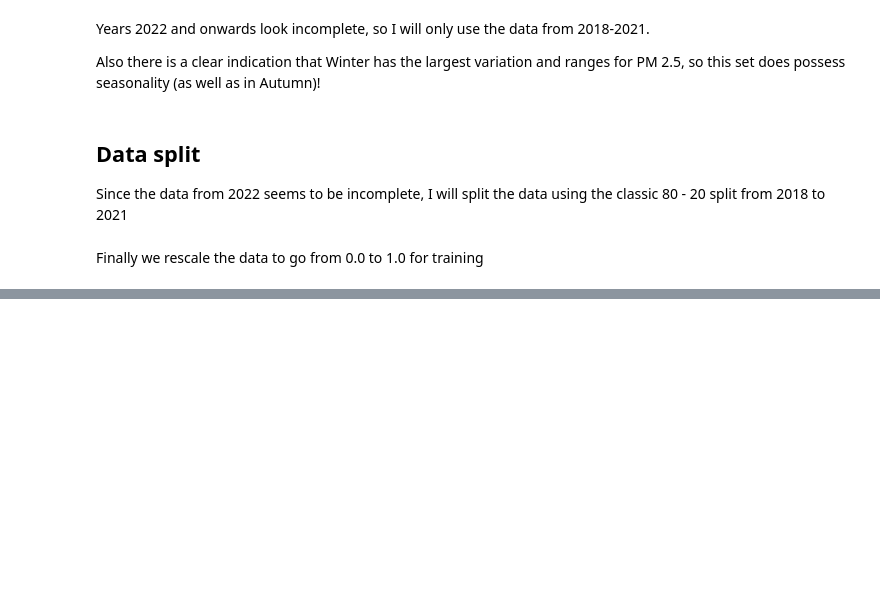
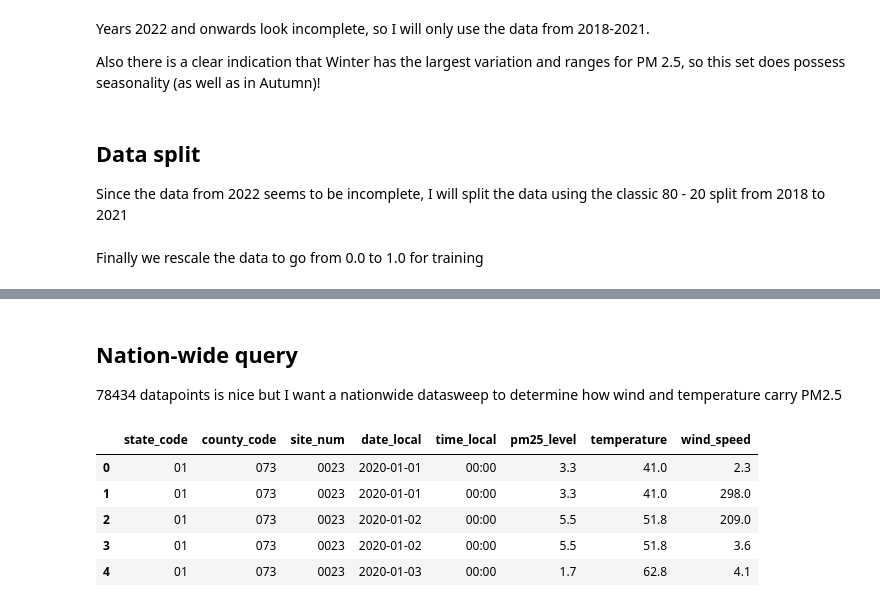
Before and after one commit to felix-rojas/air-quality-deeplearning, a Jupyter notebook: air-quality-data-filtering.ipynb, the cells around one changed output, grey strips where cells are left out. Cells and saved outputs as stored; diff of their text form; code cells hidden in the pictures; blank space fills up the shorter version.

```diff
--- a/air-quality-data-filtering.ipynb
+++ b/air-quality-data-filtering.ipynb
@@ -265,0 +337,53 @@ test_scaled = scaler.transform(test_data[['pm25']])
+# %% [markdown]
+## Nation-wide query
+78434 datapoints is nice but I want a nationwide datasweep to determine how wind and temperature carry PM2.5
+# %%
+nation_wide_query = """
+SELECT
+    pm.state_code,
+    pm.county_code,
+    pm.site_num,
+    pm.date_local,
+    pm.time_local,
+    pm.sample_measurement AS pm25_level,
+    t.sample_measurement AS temperature,
+    w.sample_measurement AS wind_speed
+FROM
+    `bigquery-public-data.epa_historical_air_quality.pm25_frm_hourly_summary` AS pm
+INNER JOIN
+    `bigquery-public-data.epa_historical_air_quality.temperature_hourly_summary` AS t
+    ON pm.state_code = t.state_code
+    AND pm.county_code = t.county_code
+    AND pm.site_num = t.site_num
+    AND pm.date_local = t.date_local
+    AND pm.time_local = t.time_local
+INNER JOIN
+    `bigquery-public-data.epa_historical_air_quality.wind_hourly_summary` AS w
+    ON pm.state_code = w.state_code
+    AND pm.county_code = w.county_code
+    AND pm.site_num = w.site_num
+    AND pm.date_local = w.date_local
+    AND pm.time_local = w.time_local
+WHERE
+    -- only 2020
+    pm.date_local >= '2020-01-01'
+    AND pm.date_local <= '2020-12-31'
+ORDER BY
+    pm.state_code,
+    pm.county_code,
+    pm.site_num,
+    pm.time_local,
+    pm.date_local;
+"""
+query_job = client.query(nation_wide_query)
+
+usa_2020_aq_df = query_job.to_dataframe()
+
+display(usa_2020_aq_df.head())
+# %% [output]
+|  | state_code | county_code | site_num | date_local | time_local | pm25_level | temperature | wind_speed |
+| 0 | 01 | 073 | 0023 | 2020-01-01 | 00:00 | 3.3 | 41.0 | 2.3 |
+| 1 | 01 | 073 | 0023 | 2020-01-01 | 00:00 | 3.3 | 41.0 | 298.0 |
+| 2 | 01 | 073 | 0023 | 2020-01-02 | 00:00 | 5.5 | 51.8 | 209.0 |
+| 3 | 01 | 073 | 0023 | 2020-01-02 | 00:00 | 5.5 | 51.8 | 3.6 |
+| 4 | 01 | 073 | 0023 | 2020-01-03 | 00:00 | 1.7 | 62.8 | 4.1 |
```
Also changed, not shown: parts of 19 cells of this notebook.
